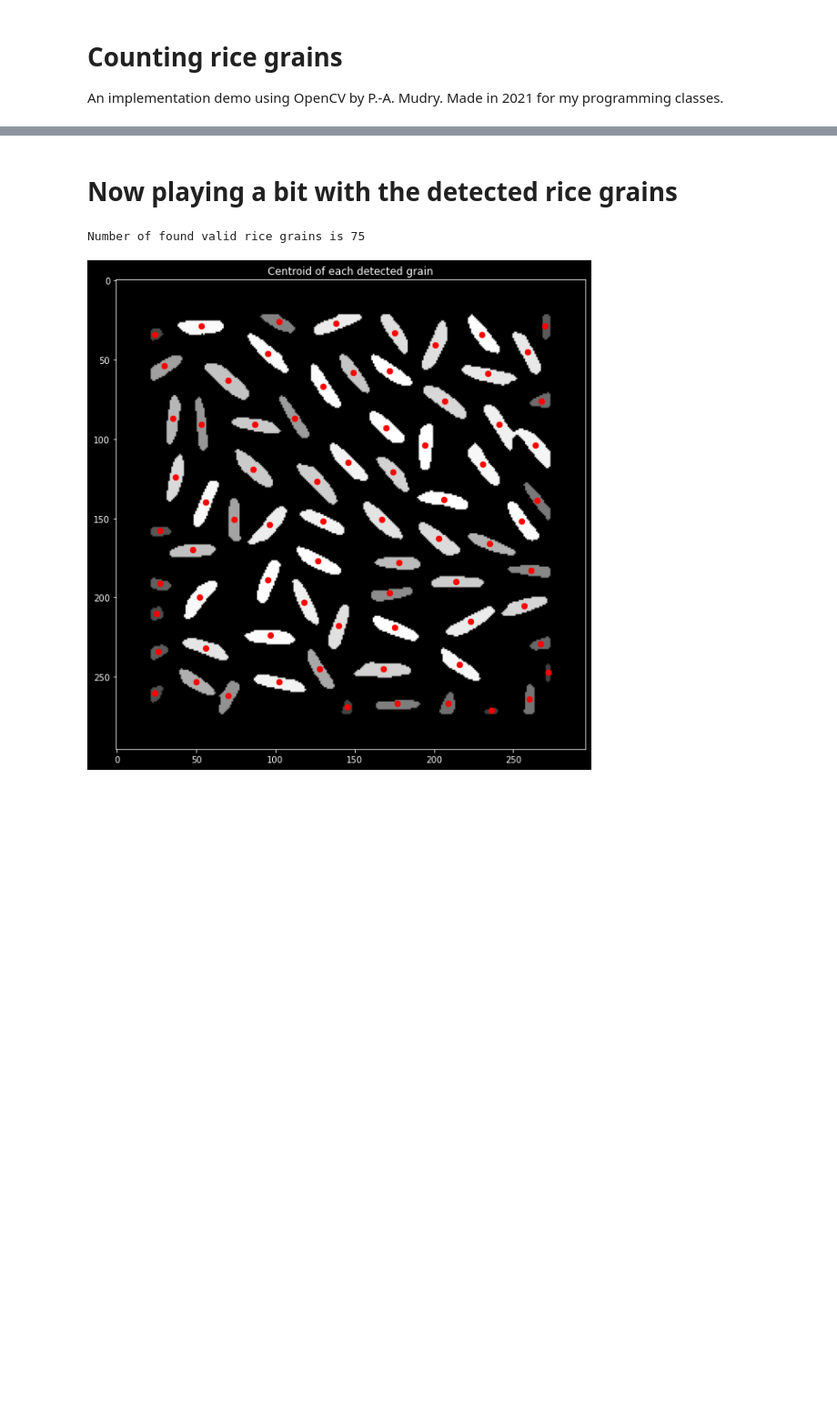
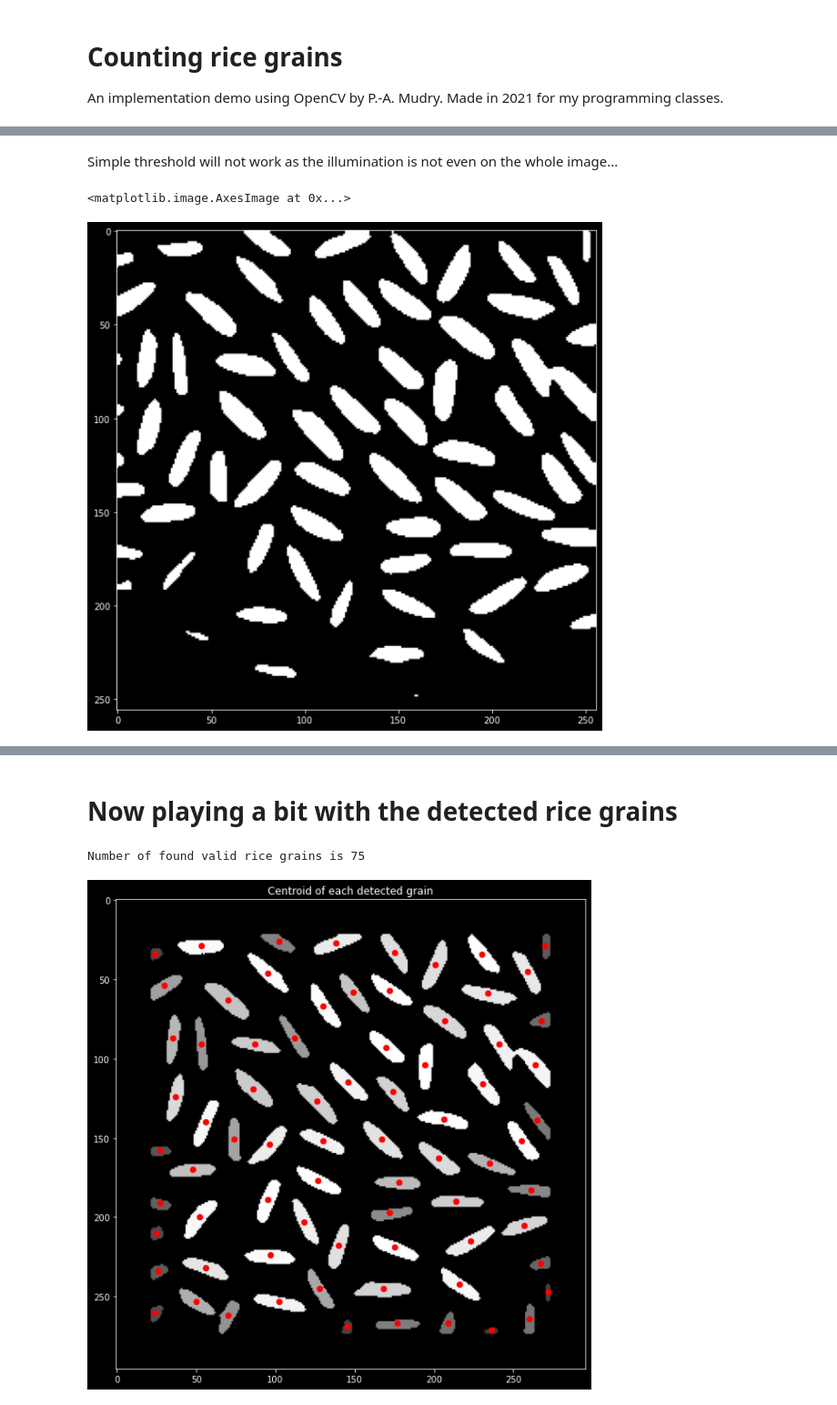
Before and after one commit to pmudry/riceGrainsCounter, a Jupyter notebook: ricecount.ipynb, the cells around one changed output, grey strips where cells are left out. Shown at 91% size. Drawn from its saved outputs; the diff is of its cells as text; code cells hidden in the pictures; blank space fills up the shorter version.

```diff
--- a/ricecount.ipynb
+++ b/ricecount.ipynb
@@ -3,0 +40,10 @@ An implementation demo using OpenCV by P.-A. Mudry. Made in 2021 for my programm
+# %% [markdown]
+Simple threshold will not work as the illumination is not even on the whole image...
+# %%
+# Binary dumb threshold
+ret,tmp = cv2.threshold(rice_blur, 140, 255, cv2.THRESH_BINARY)
+plot.figure(figsize=(10, 10))
+plot.imshow(tmp, cmap='gray')
+# %% [output]
+<matplotlib.image.AxesImage at 0x...>
+[figure, added]
```
Also changed, not shown: parts of 7 cells of this notebook.
